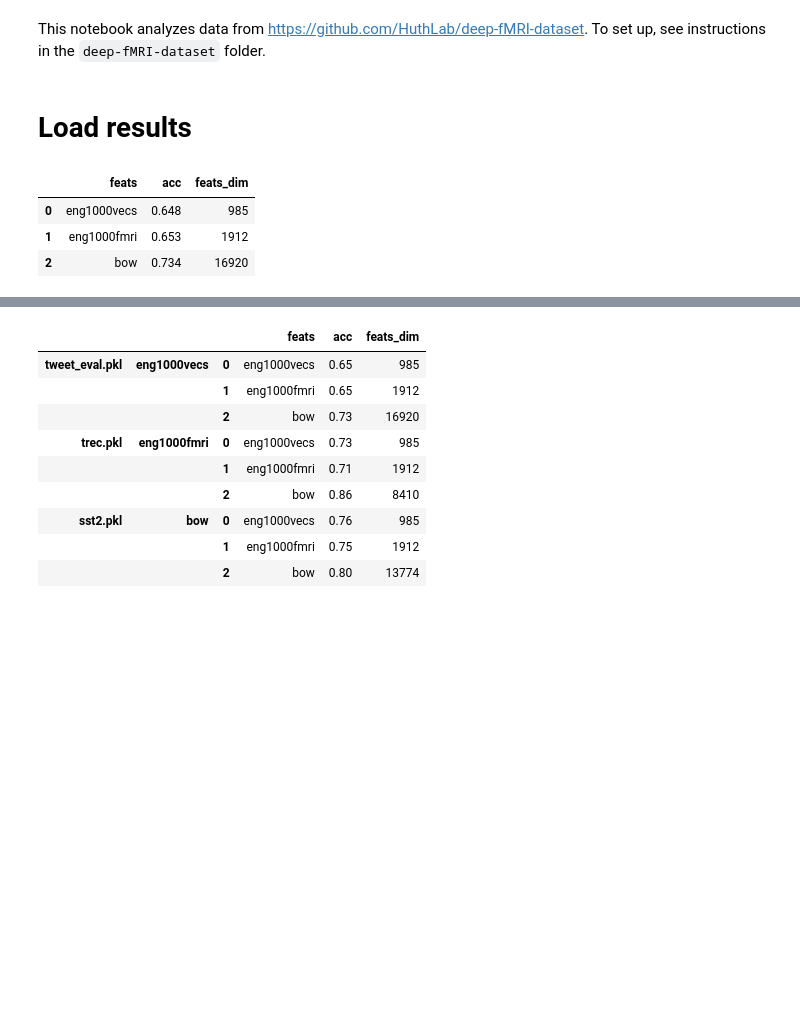
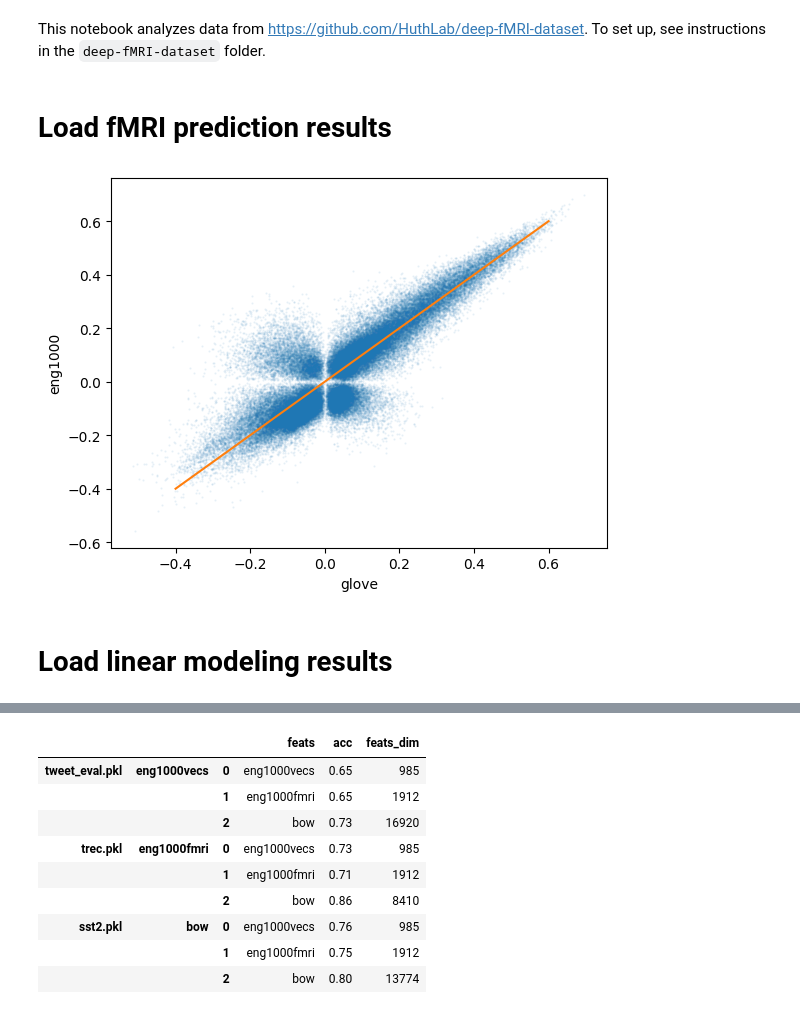
Before and after one commit to microsoft/augmented-interpretable-models, a Jupyter notebook: experimental/fmri/encoding/02_basic_model_extract.ipynb, the cells around one changed output, grey strips where cells are left out. Cells and saved outputs as stored; diff of their text form; code cells hidden in the pictures; blank space fills up the shorter version.

Commit message:
ran glove embs

```diff
--- a/experimental/fmri/encoding/02_basic_model_extract.ipynb
+++ b/experimental/fmri/encoding/02_basic_model_extract.ipynb
@@ -20,10 +20,16 @@ from encoding.ridge_utils.SemanticModel import SemanticModel
 # %% [markdown]
-# Load results
+# Load fMRI prediction results
-# %%
-df.reset_index()
-# %% [output]
-|  | feats | acc | feats_dim |
-| 0 | eng1000vecs | 0.648 | 985 |
-| 1 | eng1000fmri | 0.653 | 1912 |
-| 2 | bow | 0.734 | 16920 |
+# %%
+corrs_glove = np.load(join(results_dir, 'glove', 'UTS03', 'corrs.npz'))['arr_0']
+corrs_eng1000 = np.load(join(results_dir, 'eng1000', 'UTS03', 'corrs.npz'))['arr_0']
+# %%
+plt.plot(corrs_glove, corrs_eng1000, '.', alpha=0.1, ms=1)
+plt.plot([-.4, .6], [-.4, .6])
+plt.xlabel('glove')
+plt.ylabel('eng1000')
+plt.show()
+# %% [output]
+[figure, added]
+# %% [markdown]
+# Load linear modeling results
 # %%
```
Also changed, not shown: parts of 4 cells of this notebook, 2 other files.
